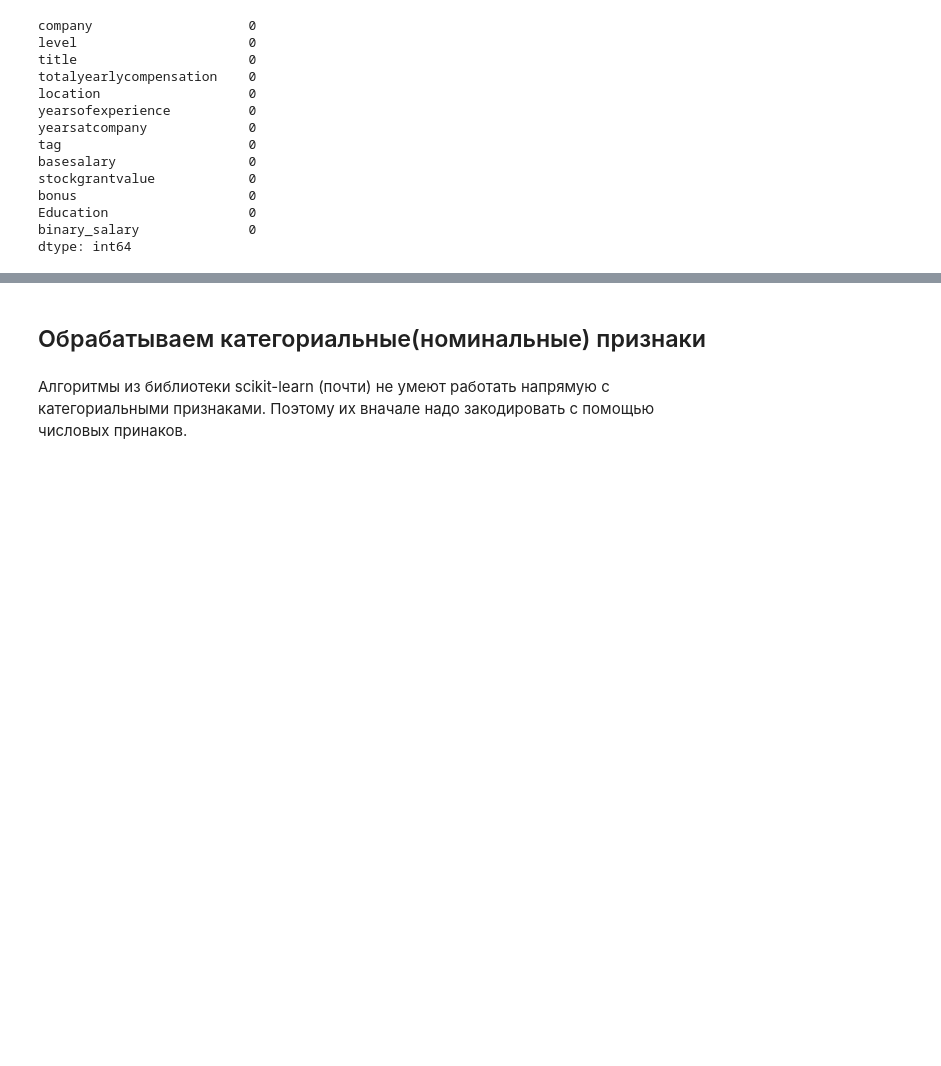
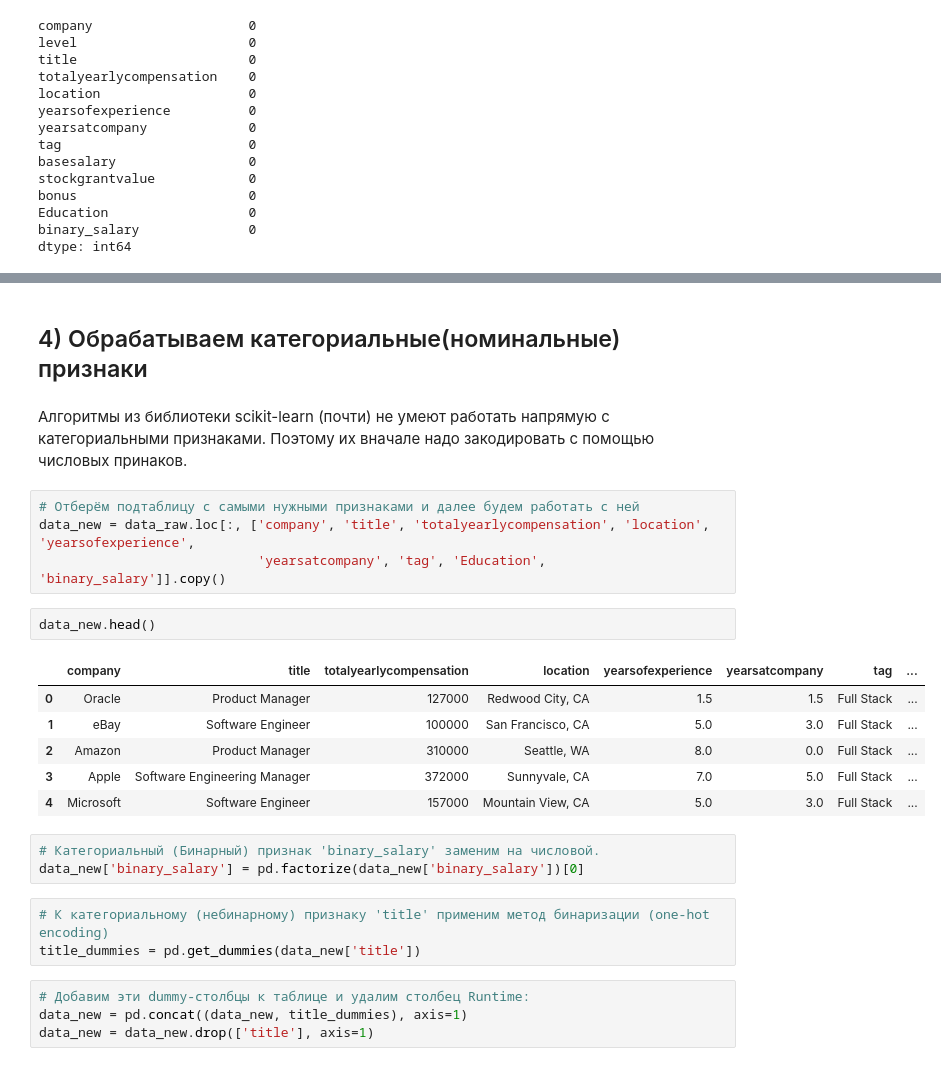
Before and after one commit to kuznetsov-ns/ML, a Jupyter notebook: Salary_Data_hw1.ipynb, the cells around one changed output, grey strips where cells are left out. Saved outputs shown, nothing was run; the diff lists cells and outputs as text; blank space fills up the shorter version.

```diff
--- a/Salary_Data_hw1.ipynb
+++ b/Salary_Data_hw1.ipynb
@@ -294,6 +294,29 @@ data_raw.head(8)
 | 6 | Microsoft | 65 | Software Engineering Manager | 300000 | Redmond, WA | 15.0 | 11.0 | Full Stack | ... |
 | 7 | Microsoft | 62 | Software Engineer | 156000 | Seattle, WA | 4.0 | 4.0 | Full Stack | ... |
 # %% [markdown]
-## Обрабатываем категориальные(номинальные) признаки
+## 4) Обрабатываем категориальные(номинальные) признаки
 # %% [markdown]
 Алгоритмы из библиотеки scikit-learn (почти) не умеют работать напрямую с категориальными признаками. Поэтому их вначале надо закодировать с помощью числовых принаков.
+# %%
+# Отберём подтаблицу с самыми нужными признаками и далее будем работать с ней
+data_new = data_raw.loc[:, ['company', 'title', 'totalyearlycompensation', 'location', 'yearsofexperience',
+                            'yearsatcompany', 'tag', 'Education', 'binary_salary']].copy()
+# %%
+data_new.head()
+# %% [output]
+|  | company | title | totalyearlycompensation | location | yearsofexperience | yearsatcompany | tag | ... |
+| 0 | Oracle | Product Manager | 127000 | Redwood City, CA | 1.5 | 1.5 | Full Stack | ... |
+| 1 | eBay | Software Engineer | 100000 | San Francisco, CA | 5.0 | 3.0 | Full Stack | ... |
+| 2 | Amazon | Product Manager | 310000 | Seattle, WA | 8.0 | 0.0 | Full Stack | ... |
+| 3 | Apple | Software Engineering Manager | 372000 | Sunnyvale, CA | 7.0 | 5.0 | Full Stack | ... |
+| 4 | Microsoft | Software Engineer | 157000 | Mountain View, CA | 5.0 | 3.0 | Full Stack | ... |
+# %%
+# Категориальный (Бинарный) признак 'binary_salary' заменим на числовой.
+data_new['binary_salary'] = pd.factorize(data_new['binary_salary'])[0]
+# %%
+# К категориальному (небинарному) признаку 'title' применим метод бинаризации (one-hot encoding)
+title_dummies = pd.get_dummies(data_new['title'])
+# %%
+# Добавим эти dummy-столбцы к таблице и удалим столбец Runtime:
+data_new = pd.concat((data_new, title_dummies), axis=1)
+data_new = data_new.drop(['title'], axis=1)
```
Also changed, not shown: parts of 19 cells of this notebook.
